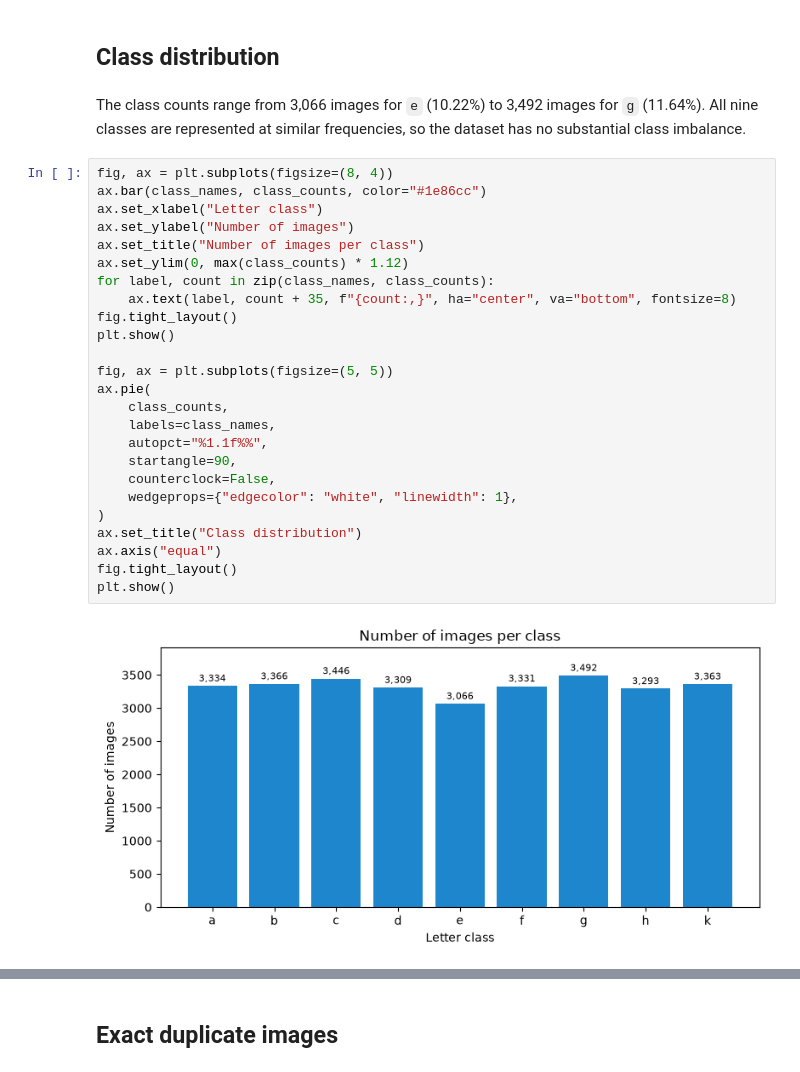
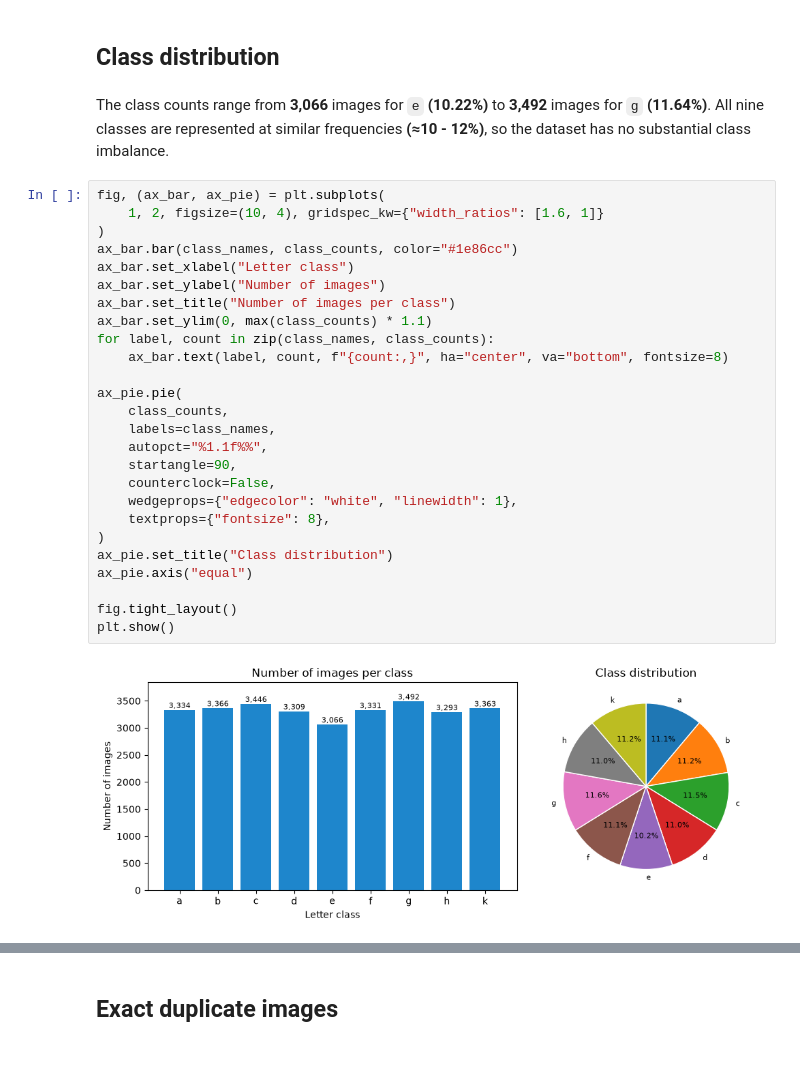
Before and after one commit to khangronky/letter-classification, a Jupyter notebook: s4034066_project1_report.ipynb, the cells around one changed output, grey strips where cells are left out. Drawn from its saved outputs; the diff is of its cells as text.

```diff
--- a/s4034066_project1_report.ipynb
+++ b/s4034066_project1_report.ipynb
@@ -80,31 +80,32 @@ for label in class_names:
 # %% [markdown]
 ## Class distribution
 # %% [markdown]
-The class counts range from 3,066 images for `e` (10.22%) to 3,492 images for `g` (11.64%). All nine classes are represented at similar frequencies, so the dataset has no substantial class imbalance.
+The class counts range from **3,066** images for `e` **(10.22%)** to **3,492** images for `g` **(11.64%)**. All nine classes are represented at similar frequencies **(≈10 - 12%)**, so the dataset has no substantial class imbalance.
 # %%
-fig, ax = plt.subplots(figsize=(8, 4))
-ax.bar(class_names, class_counts, color="#1e86cc")
-ax.set_xlabel("Letter class")
-ax.set_ylabel("Number of images")
-ax.set_title("Number of images per class")
-ax.set_ylim(0, max(class_counts) * 1.12)
+fig, (ax_bar, ax_pie) = plt.subplots(
+    1, 2, figsize=(10, 4), gridspec_kw={"width_ratios": [1.6, 1]}
+)
+ax_bar.bar(class_names, class_counts, color="#1e86cc")
+ax_bar.set_xlabel("Letter class")
+ax_bar.set_ylabel("Number of images")
+ax_bar.set_title("Number of images per class")
+ax_bar.set_ylim(0, max(class_counts) * 1.1)
 for label, count in zip(class_names, class_counts):
-    ax.text(label, count + 35, f"{count:,}", ha="center", va="bottom", fontsize=8)
-fig.tight_layout()
-plt.show()
+    ax_bar.text(label, count, f"{count:,}", ha="center", va="bottom", fontsize=8)
 
-fig, ax = plt.subplots(figsize=(5, 5))
-ax.pie(
+ax_pie.pie(
     class_counts,
     labels=class_names,
     autopct="%1.1f%%",
     startangle=90,
     counterclock=False,
     wedgeprops={"edgecolor": "white", "linewidth": 1},
+    textprops={"fontsize": 8},
 )
-ax.set_title("Class distribution")
-ax.axis("equal")
+ax_pie.set_title("Class distribution")
+ax_pie.axis("equal")
+
 fig.tight_layout()
 plt.show()
 # %% [output]
-[figure, old version]
+[figure, new version]
```
Also changed, not shown: parts of 2 cells of this notebook, 1 other file.
